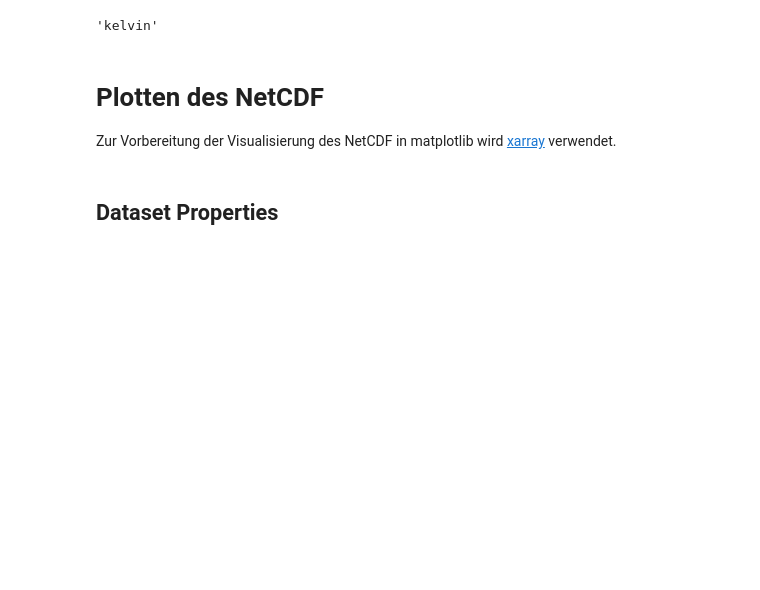
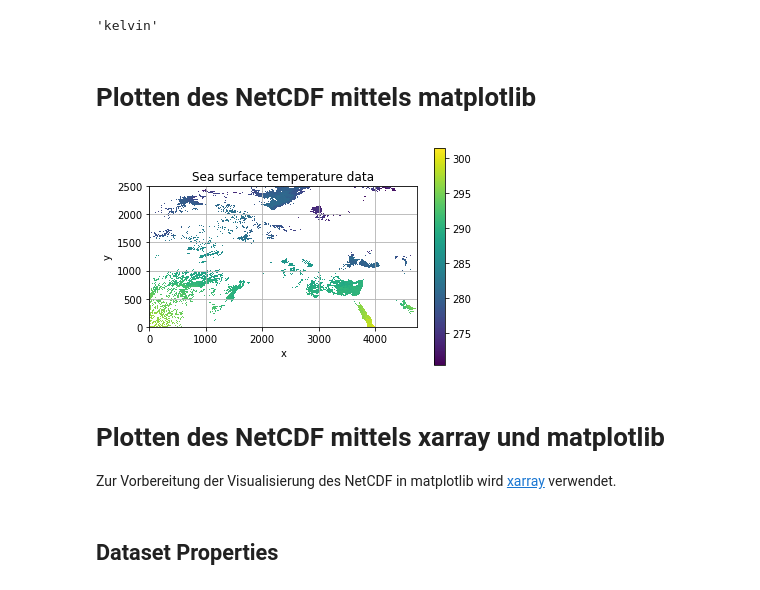
Before and after one commit to BjoernSchilberg/geopython, a Jupyter notebook: netcdf.ipynb, the cells around one changed output. Cells and saved outputs as stored; diff of their text form; code cells hidden in the pictures; blank space fills up the shorter version.

```diff
--- a/netcdf.ipynb
+++ b/netcdf.ipynb
@@ -123,8 +137,23 @@ print(temp[:])
 temp.units
 # %% [output]
 'kelvin'
+# %% [markdown]
+# Plotten des NetCDF mittels matplotlib
+# %%
+import matplotlib.pyplot as plt
+
+plt.imshow(f['adjusted_sea_surface_temperature'][0,:,:], origin='lower') #Place the [0,0] index of the array in the lower left corner of the axes.
+plt.colorbar()
+plt.title('Sea surface temperature data')
+plt.ylabel('y')
+plt.xlabel('x')
+plt.grid(True)
+plt.show()
+# %% [output]
+[figure, added]
 # %% [markdown]
-# Plotten des NetCDF
+# Plotten des NetCDF mittels xarray und matplotlib
+
 Zur Vorbereitung der Visualisierung des NetCDF in matplotlib wird [xarray](http://xarray.pydata.org/) verwendet.
 # %%
 import xarray as xr
```
Also changed, not shown: parts of 5 cells of this notebook.
